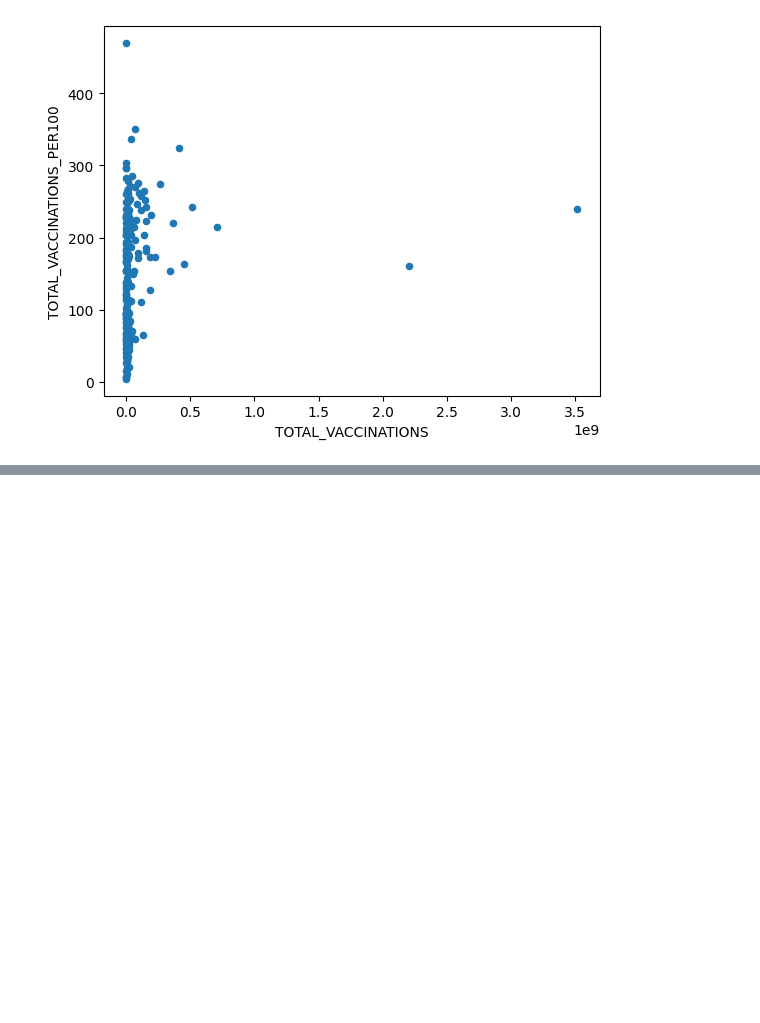
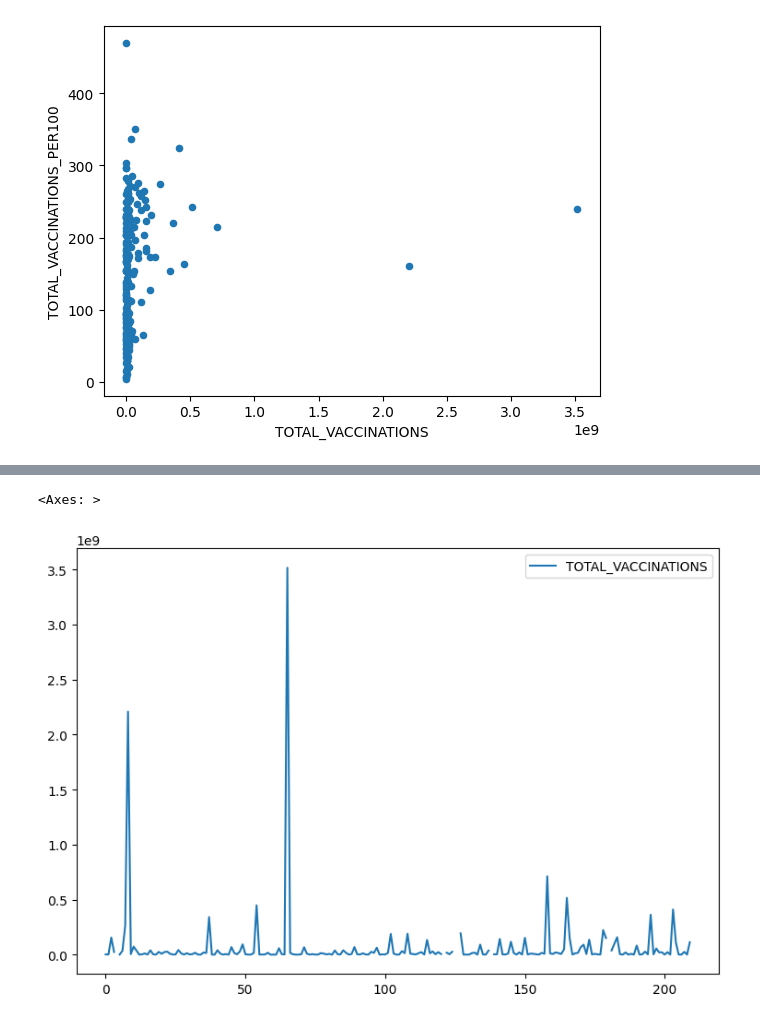
Before and after one commit to mamar/Covid_2019_vacination-Data-Analysis, a Jupyter notebook: covid-2019-vacination-data-analysis.ipynb, the cells around one changed output, grey strips where cells are left out. Saved outputs shown, nothing was run; the diff lists cells and outputs as text; code cells hidden in the pictures; blank space fills up the shorter version.

```diff
--- a/covid-2019-vacination-data-analysis.ipynb
+++ b/covid-2019-vacination-data-analysis.ipynb
@@ -83,0 +95,5 @@ df.plot.scatter(x='TOTAL_VACCINATIONS',y='TOTAL_VACCINATIONS_PER100')
+# %%
+df.plot(y='TOTAL_VACCINATIONS',figsize=(9,6))
+# %% [output]
+<Axes: >
+[figure, added]
```
Also changed, not shown: parts of 8 cells of this notebook.
